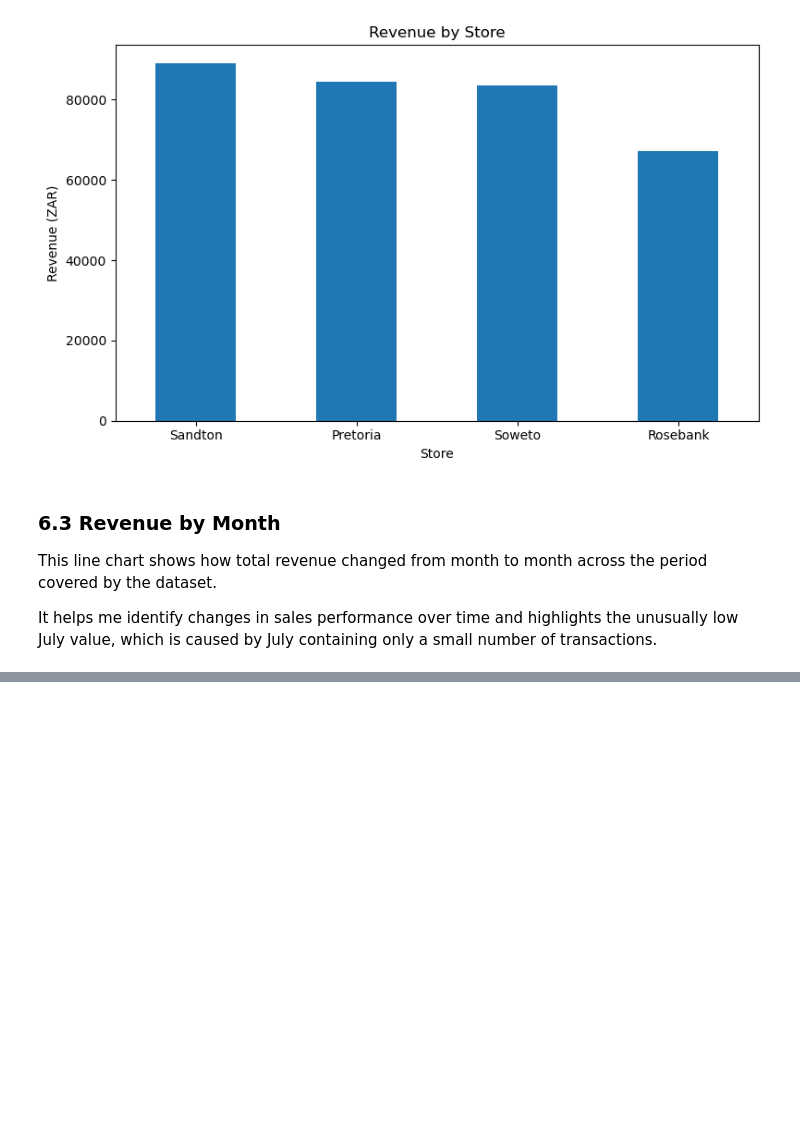
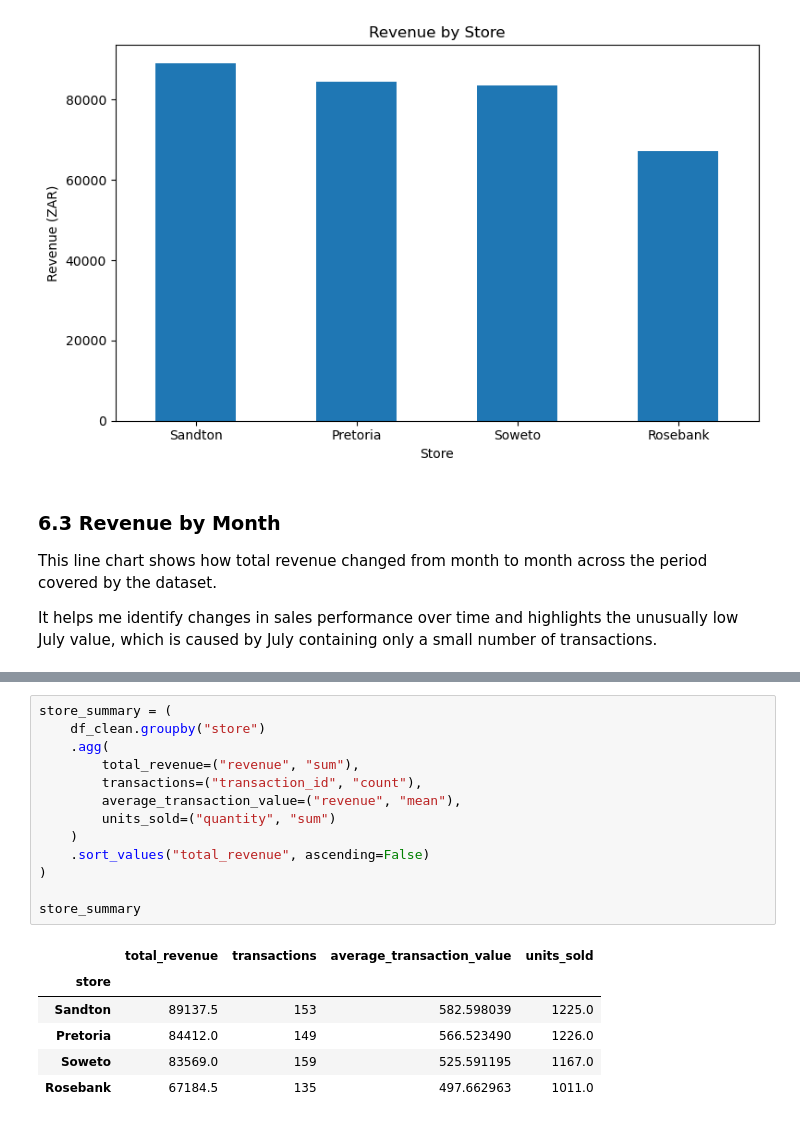
Before and after one commit to xayanklovell/retail-sales-analysis, a Jupyter notebook: analysis.ipynb, the cells around one changed output, grey strips where cells are left out. Saved outputs shown, nothing was run; the diff lists cells and outputs as text; blank space fills up the shorter version.

```diff
--- a/analysis.ipynb
+++ b/analysis.ipynb
@@ -707,0 +813,20 @@ plt.show()
+# %%
+store_summary = (
+    df_clean.groupby("store")
+    .agg(
+        total_revenue=("revenue", "sum"),
+        transactions=("transaction_id", "count"),
+        average_transaction_value=("revenue", "mean"),
+        units_sold=("quantity", "sum")
+    )
+    .sort_values("total_revenue", ascending=False)
+)
+
+store_summary
+# %% [output]
+|  | total_revenue | transactions | average_transaction_value | units_sold |
+| store |  |  |  |  |
+| Sandton | 89137.5 | 153 | 582.598039 | 1225.0 |
+| Pretoria | 84412.0 | 149 | 566.523490 | 1226.0 |
+| Soweto | 83569.0 | 159 | 525.591195 | 1167.0 |
+| Rosebank | 67184.5 | 135 | 497.662963 | 1011.0 |
```
Also changed, not shown: parts of 18 cells of this notebook, 4 other files.
